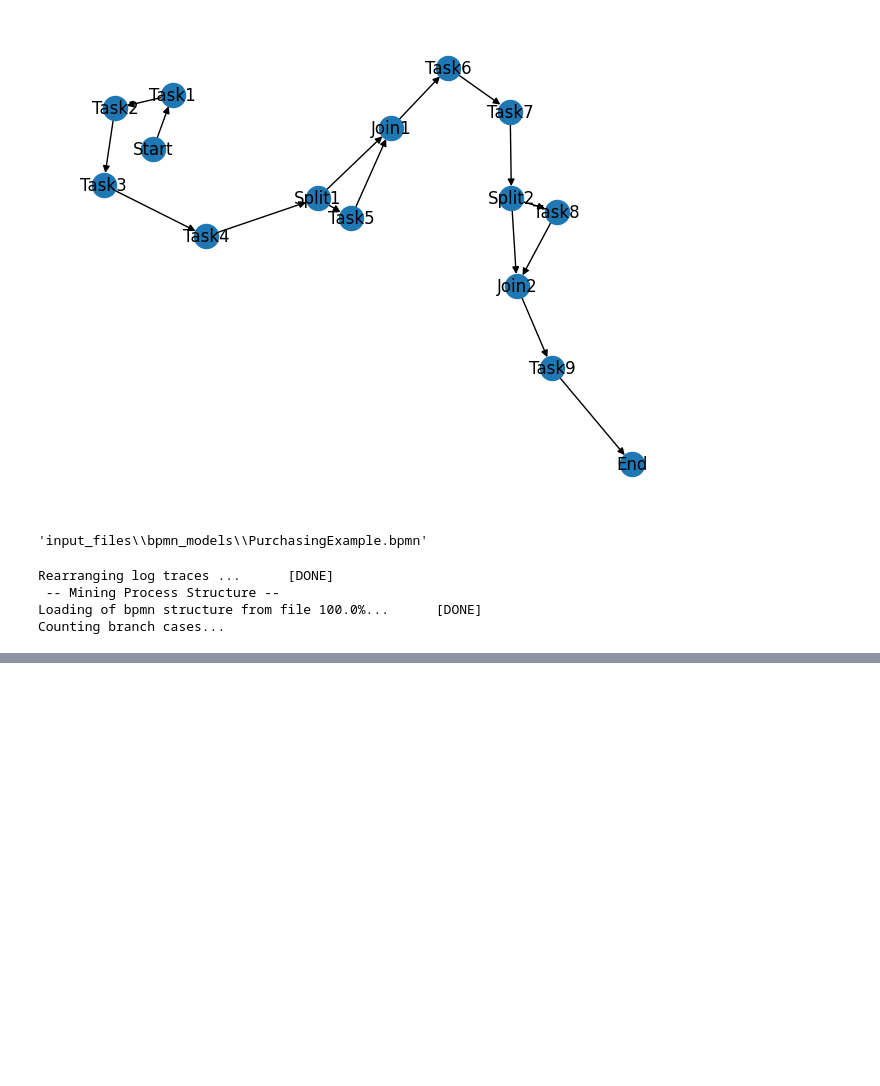
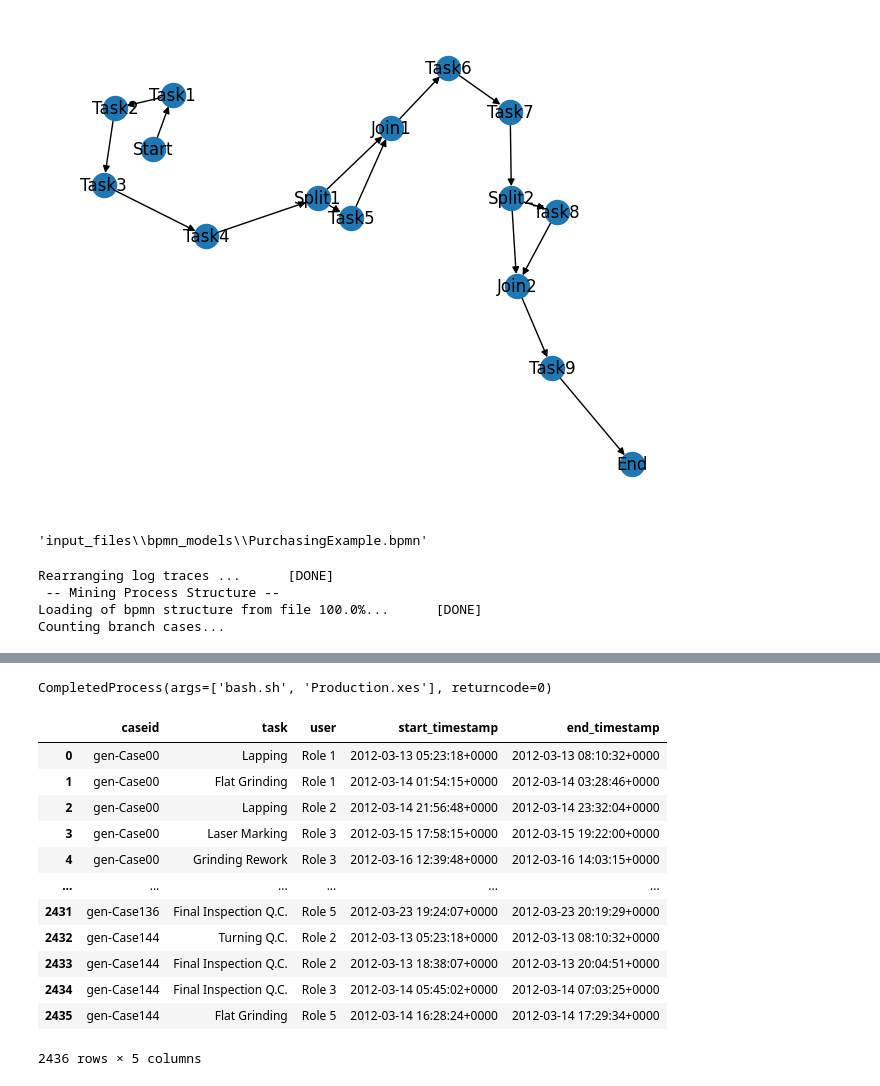
Before and after one commit to AdaptiveBProcess/GenerativeLSTM, a Jupyter notebook: Tests.ipynb, the cells around one changed output, grey strips where cells are left out. Cells and saved outputs as stored; diff of their text form; code cells hidden in the pictures; blank space fills up the shorter version.

```diff
--- a/Tests.ipynb
+++ b/Tests.ipynb
@@ -408,3 +395,30 @@ def execute_simulator_simple(bimp_path, model_path, csv_output_path):
     subprocess.run(args, stdout=open(os.devnull, 'wb'))
 
 execute_simulator_simple(bimp_sim_path, output_path, csv_output)
+# %%
+import subprocess
+import os
+
+os.chdir('../Simod-2.3.1/')
+bash_command = 'bash.sh'
+file = "Production.xes"
+
+subprocess.run([bash_command, file], shell=True)
+# %% [output]
+CompletedProcess(args=['bash.sh', 'Production.xes'], returncode=0)
+# %%
+log
+# %% [output]
+|  | caseid | task | user | start_timestamp | end_timestamp |
+| 0 | gen-Case00 | Lapping | Role 1 | 2012-03-13 05:23:18+0000 | 2012-03-13 08:10:32+0000 |
+| 1 | gen-Case00 | Flat Grinding | Role 1 | 2012-03-14 01:54:15+0000 | 2012-03-14 03:28:46+0000 |
+| 2 | gen-Case00 | Lapping | Role 2 | 2012-03-14 21:56:48+0000 | 2012-03-14 23:32:04+0000 |
+| 3 | gen-Case00 | Laser Marking | Role 3 | 2012-03-15 17:58:15+0000 | 2012-03-15 19:22:00+0000 |
+| 4 | gen-Case00 | Grinding Rework | Role 3 | 2012-03-16 12:39:48+0000 | 2012-03-16 14:03:15+0000 |
+| ... | ... | ... | ... | ... | ... |
+| 2431 | gen-Case136 | Final Inspection Q.C. | Role 5 | 2012-03-23 19:24:07+0000 | 2012-03-23 20:19:29+0000 |
+| 2432 | gen-Case144 | Turning Q.C. | Role 2 | 2012-03-13 05:23:18+0000 | 2012-03-13 08:10:32+0000 |
+| 2433 | gen-Case144 | Final Inspection Q.C. | Role 2 | 2012-03-13 18:38:07+0000 | 2012-03-13 20:04:51+0000 |
+| 2434 | gen-Case144 | Final Inspection Q.C. | Role 3 | 2012-03-14 05:45:02+0000 | 2012-03-14 07:03:25+0000 |
+| 2435 | gen-Case144 | Flat Grinding | Role 5 | 2012-03-14 16:28:24+0000 | 2012-03-14 17:29:34+0000 |
+2436 rows × 5 columns
```
Also changed, not shown: parts of 11 cells of this notebook, 24 other files.
